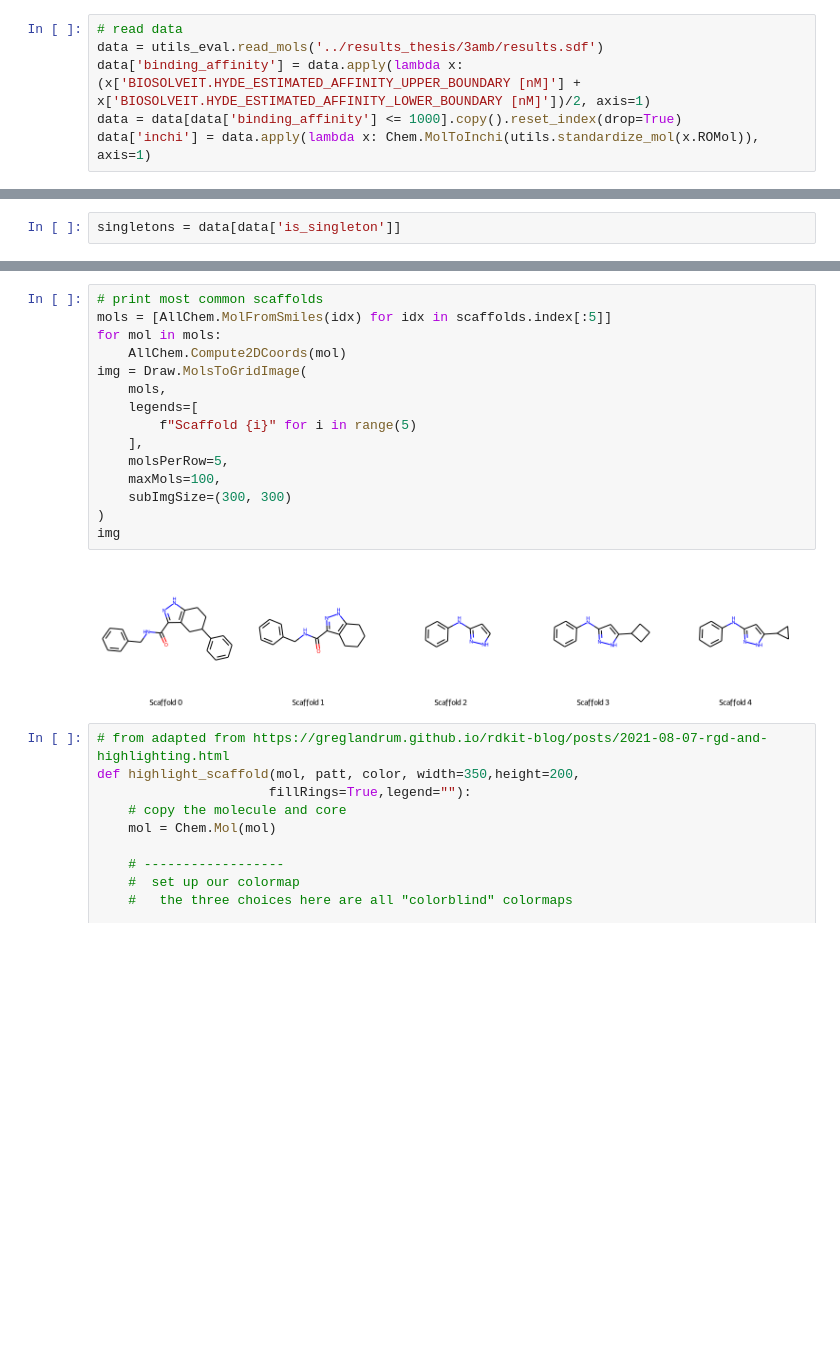
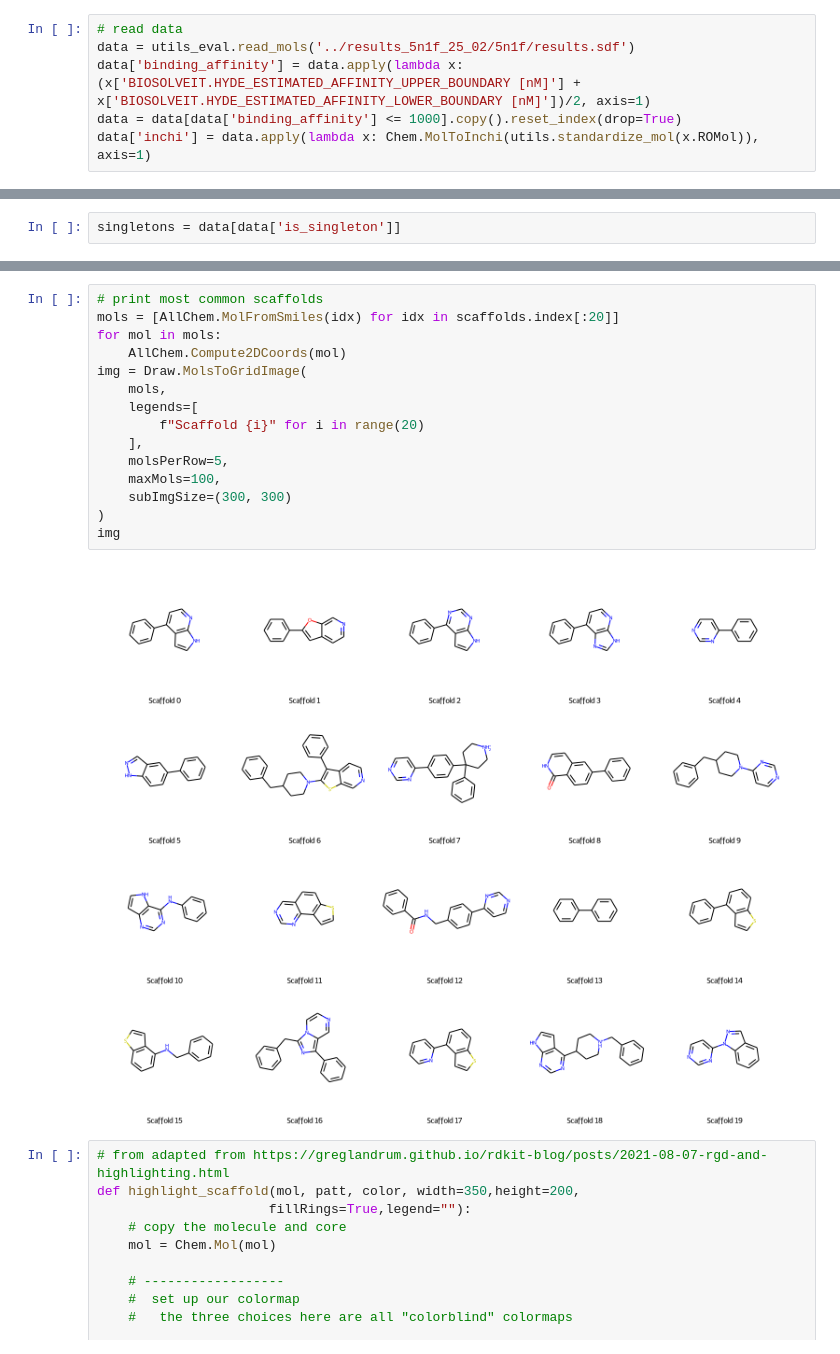
Before and after one commit to volkamerlab/KinFragLib_PocketEnum, a Jupyter notebook: evaluation/diversity.ipynb, the cells around one changed output, grey strips where cells are left out. Cells and saved outputs as stored; diff of their text form; blank space fills up the shorter version.

```diff
--- a/evaluation/diversity.ipynb
+++ b/evaluation/diversity.ipynb
@@ -17,7 +17,7 @@ import copy
 from rdkit.Chem.Draw import rdDepictor
 # %%
 # read data
-data = utils_eval.read_mols('../results_thesis/3amb/results.sdf')
+data = utils_eval.read_mols('../results_5n1f_25_02/5n1f/results.sdf')
 data['binding_affinity'] = data.apply(lambda x: (x['BIOSOLVEIT.HYDE_ESTIMATED_AFFINITY_UPPER_BOUNDARY [nM]'] + x['BIOSOLVEIT.HYDE_ESTIMATED_AFFINITY_LOWER_BOUNDARY [nM]'])/2, axis=1)
 data = data[data['binding_affinity'] <= 1000].copy().reset_index(drop=True)
 data['inchi'] = data.apply(lambda x: Chem.MolToInchi(utils.standardize_mol(x.ROMol)), axis=1)
@@ -160,20 +158,20 @@ Scaffold 0: 329 compounds => 3.5784207091581464%
 # %%
 # print most common scaffolds
-mols = [AllChem.MolFromSmiles(idx) for idx in scaffolds.index[:5]]
+mols = [AllChem.MolFromSmiles(idx) for idx in scaffolds.index[:20]]
 for mol in mols:
     AllChem.Compute2DCoords(mol)
 img = Draw.MolsToGridImage(
     mols,
     legends=[
-        f"Scaffold {i}" for i in range(5)
+        f"Scaffold {i}" for i in range(20)
     ],
     molsPerRow=5,
     maxMols=100,
     subImgSize=(300, 300)
 )
 img
 # %% [output]
-[figure, old version]
+[figure, new version]
 # %%
 # from adapted from https://greglandrum.github.io/rdkit-blog/posts/2021-08-07-rgd-and-highlighting.html
 def highlight_scaffold(mol, patt, color, width=350,height=200,
```
Also changed, not shown: parts of 20 cells of this notebook, 4 other files.
